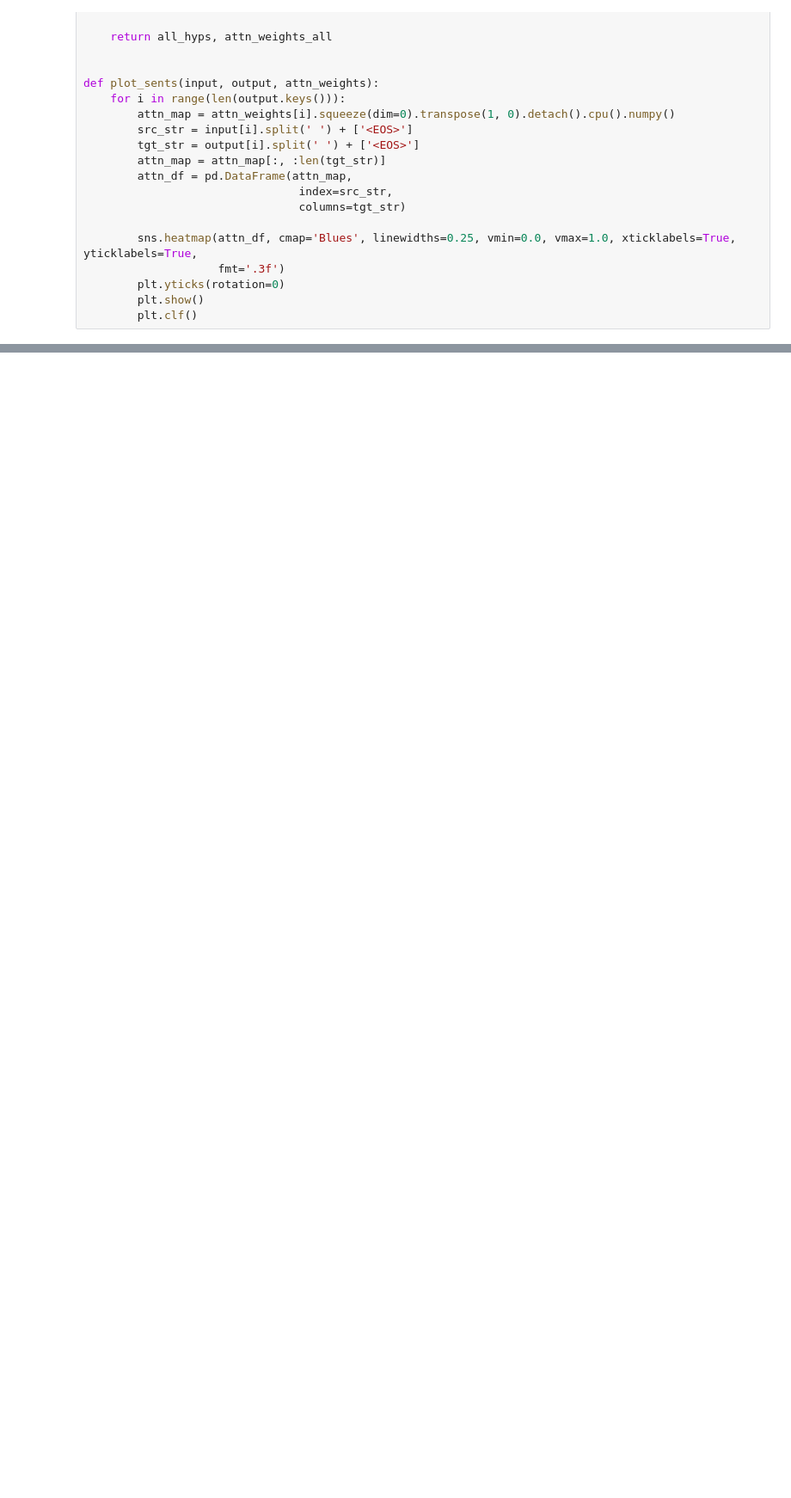
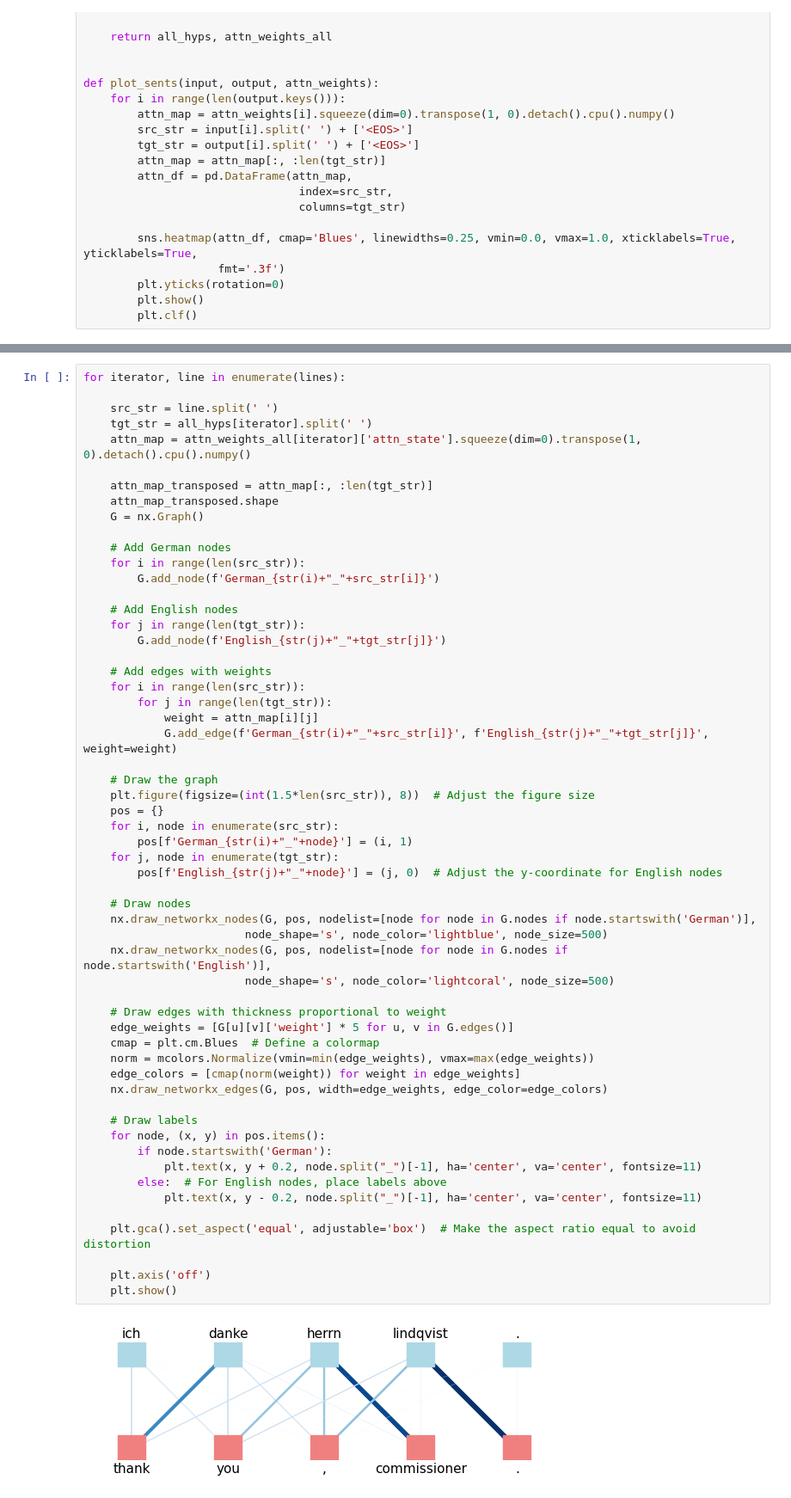
Before and after one commit to Shobhit20/NLU-CW2, a Jupyter notebook: nlu-cw2/test.ipynb, the cells around one changed output, grey strips where cells are left out. Shown at 86% size. Cells and saved outputs as stored; diff of their text form; blank space fills up the shorter version.

```diff
--- a/nlu-cw2/test.ipynb
+++ b/nlu-cw2/test.ipynb
@@ -157,3 +156,62 @@ attn_map_transposed.shape
+# %%
+for iterator, line in enumerate(lines):
+
+    src_str = line.split(' ')
+    tgt_str = all_hyps[iterator].split(' ')
+    attn_map = attn_weights_all[iterator]['attn_state'].squeeze(dim=0).transpose(1, 0).detach().cpu().numpy()
+
+    attn_map_transposed = attn_map[:, :len(tgt_str)]
+    attn_map_transposed.shape
+    G = nx.Graph()
+
+    # Add German nodes
+    for i in range(len(src_str)):
+        G.add_node(f'German_{str(i)+"_"+src_str[i]}')
+
+    # Add English nodes
+    for j in range(len(tgt_str)):
+        G.add_node(f'English_{str(j)+"_"+tgt_str[j]}')
+
+    # Add edges with weights
+    for i in range(len(src_str)):
+        for j in range(len(tgt_str)):
+            weight = attn_map[i][j]
+            G.add_edge(f'German_{str(i)+"_"+src_str[i]}', f'English_{str(j)+"_"+tgt_str[j]}', weight=weight)
+
+    # Draw the graph
+    plt.figure(figsize=(int(1.5*len(src_str)), 8))  # Adjust the figure size
+    pos = {}
+    for i, node in enumerate(src_str):
+        pos[f'German_{str(i)+"_"+node}'] = (i, 1)
+    for j, node in enumerate(tgt_str):
+        pos[f'English_{str(j)+"_"+node}'] = (j, 0)  # Adjust the y-coordinate for English nodes
+
+    # Draw nodes
+    nx.draw_networkx_nodes(G, pos, nodelist=[node for node in G.nodes if node.startswith('German')],
+                        node_shape='s', node_color='lightblue', node_size=500)
+    nx.draw_networkx_nodes(G, pos, nodelist=[node for node in G.nodes if node.startswith('English')],
+                        node_shape='s', node_color='lightcoral', node_size=500)
+
+    # Draw edges with thickness proportional to weight
+    edge_weights = [G[u][v]['weight'] * 5 for u, v in G.edges()]
+    cmap = plt.cm.Blues  # Define a colormap
+    norm = mcolors.Normalize(vmin=min(edge_weights), vmax=max(edge_weights))
+    edge_colors = [cmap(norm(weight)) for weight in edge_weights]
+    nx.draw_networkx_edges(G, pos, width=edge_weights, edge_color=edge_colors)
+
+    # Draw labels
+    for node, (x, y) in pos.items():
+        if node.startswith('German'):
+            plt.text(x, y + 0.2, node.split("_")[-1], ha='center', va='center', fontsize=11)
+        else:  # For English nodes, place labels above
+            plt.text(x, y - 0.2, node.split("_")[-1], ha='center', va='center', fontsize=11)
+
+    plt.gca().set_aspect('equal', adjustable='box')  # Make the aspect ratio equal to avoid distortion
+
+    plt.axis('off')
+    plt.show()
+# %% [output]
+[figure, added]
 # %%
 import networkx as nx
 import matplotlib.pyplot as plt
```
Also changed, not shown: parts of 6 cells of this notebook, 13 other files.
